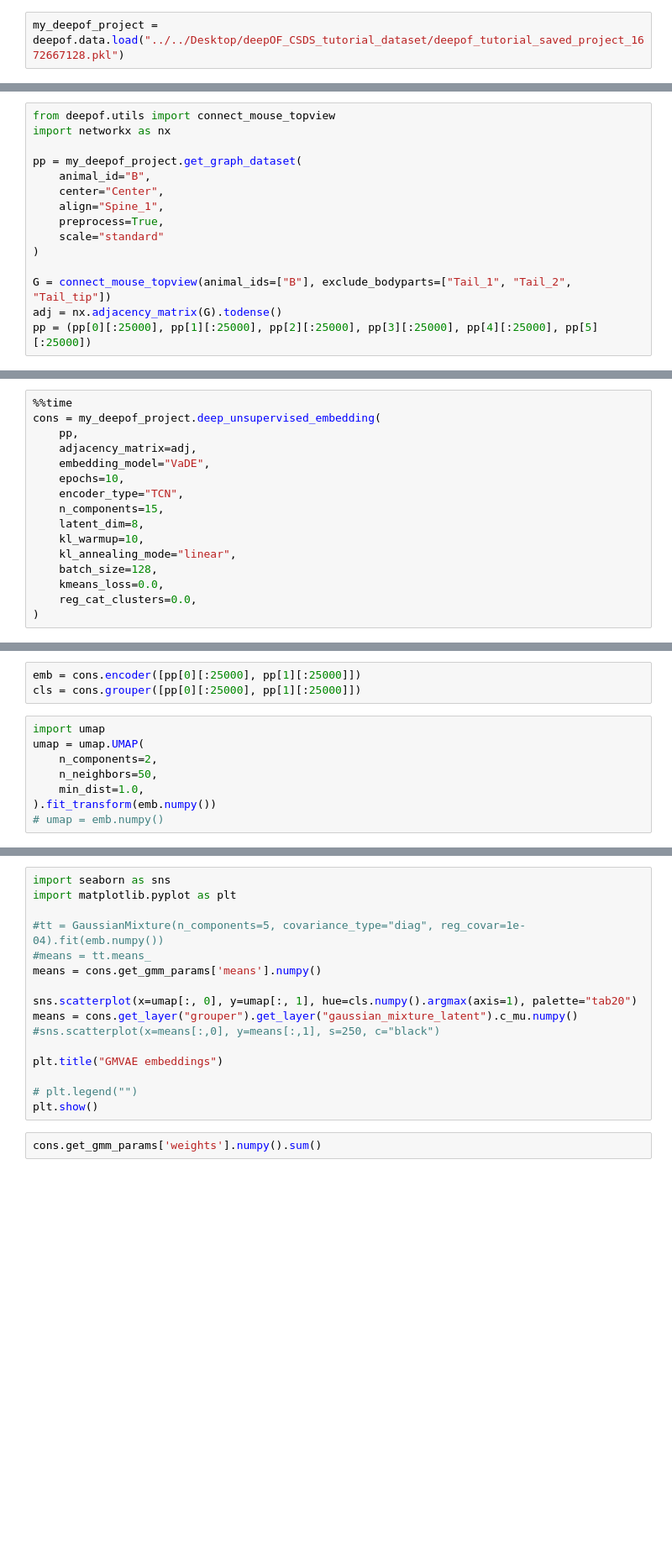
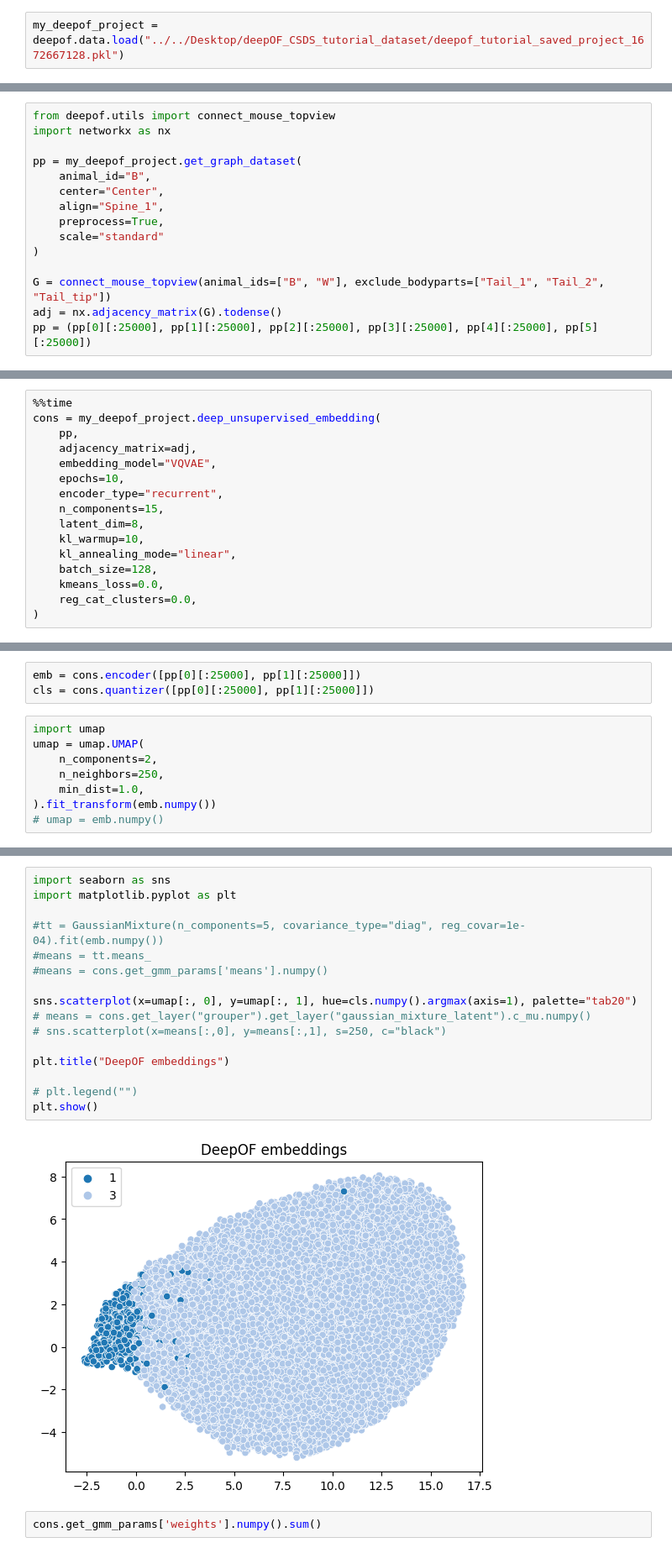
Before and after one commit to mlfpm/deepof, a Jupyter notebook: docs/source/tutorial_notebooks/deepof_unsupervised_tutorial.ipynb, the cells around one changed output, grey strips where cells are left out. Shown at 84% size. Saved outputs shown, nothing was run; the diff lists cells and outputs as text; blank space fills up the shorter version.

```diff
--- a/docs/source/tutorial_notebooks/deepof_unsupervised_tutorial.ipynb
+++ b/docs/source/tutorial_notebooks/deepof_unsupervised_tutorial.ipynb
@@ -197,6 +197,6 @@ pp = my_deepof_project.get_graph_dataset(
     scale="standard"
 )
 
-G = connect_mouse_topview(animal_ids=["B"], exclude_bodyparts=["Tail_1", "Tail_2", "Tail_tip"])
+G = connect_mouse_topview(animal_ids=["B", "W"], exclude_bodyparts=["Tail_1", "Tail_2", "Tail_tip"])
 adj = nx.adjacency_matrix(G).todense()
 pp = (pp[0][:25000], pp[1][:25000], pp[2][:25000], pp[3][:25000], pp[4][:25000], pp[5][:25000])
@@ -209,9 +213,9 @@ pp[1].shape
 cons = my_deepof_project.deep_unsupervised_embedding(
     pp,
     adjacency_matrix=adj,
-    embedding_model="VaDE",
+    embedding_model="VQVAE",
     epochs=10,
-    encoder_type="TCN",
+    encoder_type="recurrent",
     n_components=15,
     latent_dim=8,
     kl_warmup=10,
@@ -254,11 +278,11 @@ Epoch 1/10
 # %%
 emb = cons.encoder([pp[0][:25000], pp[1][:25000]])
-cls = cons.grouper([pp[0][:25000], pp[1][:25000]])
+cls = cons.quantizer([pp[0][:25000], pp[1][:25000]])
 # %%
 import umap
 umap = umap.UMAP(
     n_components=2,
-    n_neighbors=50,
+    n_neighbors=250,
     min_dist=1.0,
 ).fit_transform(emb.numpy())
 # umap = emb.numpy()
@@ -269,19 +295,21 @@ Counter(cls.numpy().argmax(axis=1))
 # %%
 import seaborn as sns
 import matplotlib.pyplot as plt
 
 #tt = GaussianMixture(n_components=5, covariance_type="diag", reg_covar=1e-04).fit(emb.numpy())
 #means = tt.means_
-means = cons.get_gmm_params['means'].numpy()
+#means = cons.get_gmm_params['means'].numpy()
 
 sns.scatterplot(x=umap[:, 0], y=umap[:, 1], hue=cls.numpy().argmax(axis=1), palette="tab20")
-means = cons.get_layer("grouper").get_layer("gaussian_mixture_latent").c_mu.numpy()
-#sns.scatterplot(x=means[:,0], y=means[:,1], s=250, c="black")
+# means = cons.get_layer("grouper").get_layer("gaussian_mixture_latent").c_mu.numpy()
+# sns.scatterplot(x=means[:,0], y=means[:,1], s=250, c="black")
 
-plt.title("GMVAE embeddings")
+plt.title("DeepOF embeddings")
 
 # plt.legend("")
 plt.show()
+# %% [output]
+[figure, added]
 # %%
 cons.get_gmm_params['weights'].numpy().sum()
 # %%
```
Also changed, not shown: parts of 5 cells of this notebook, 4 other files.
